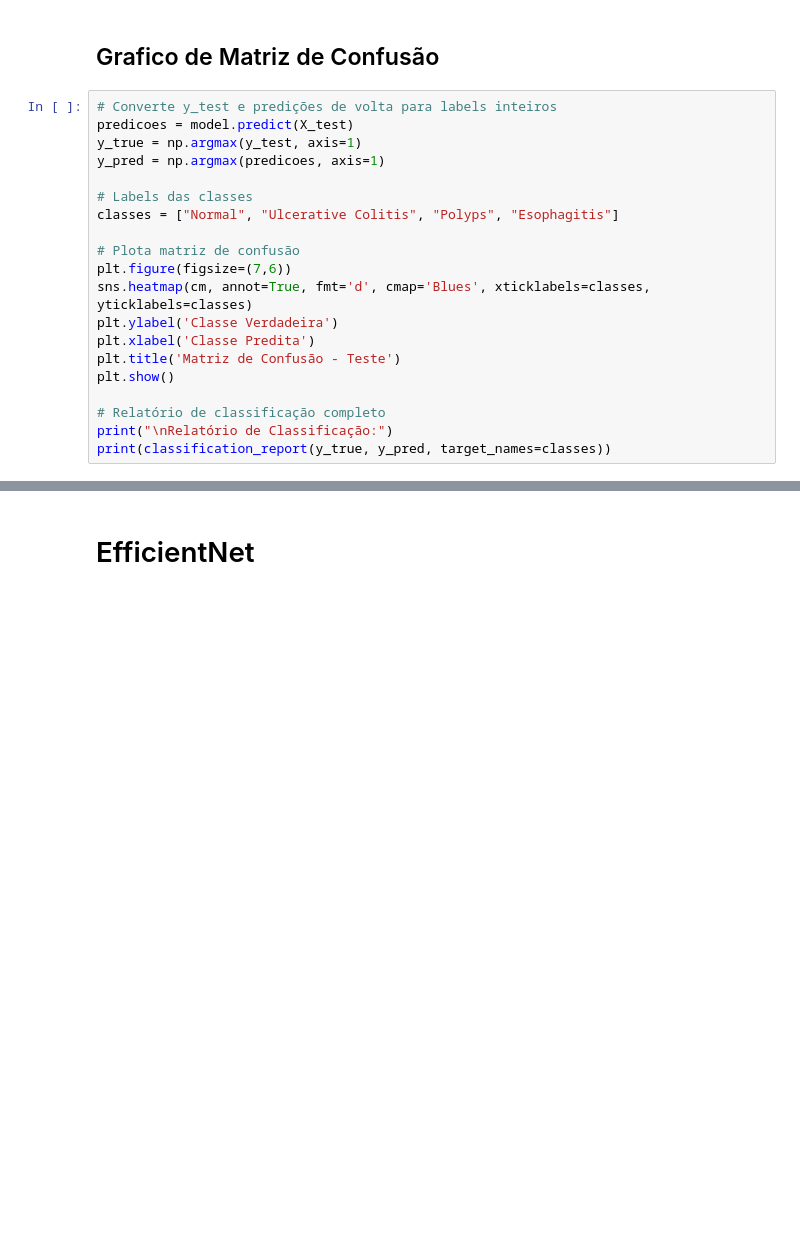
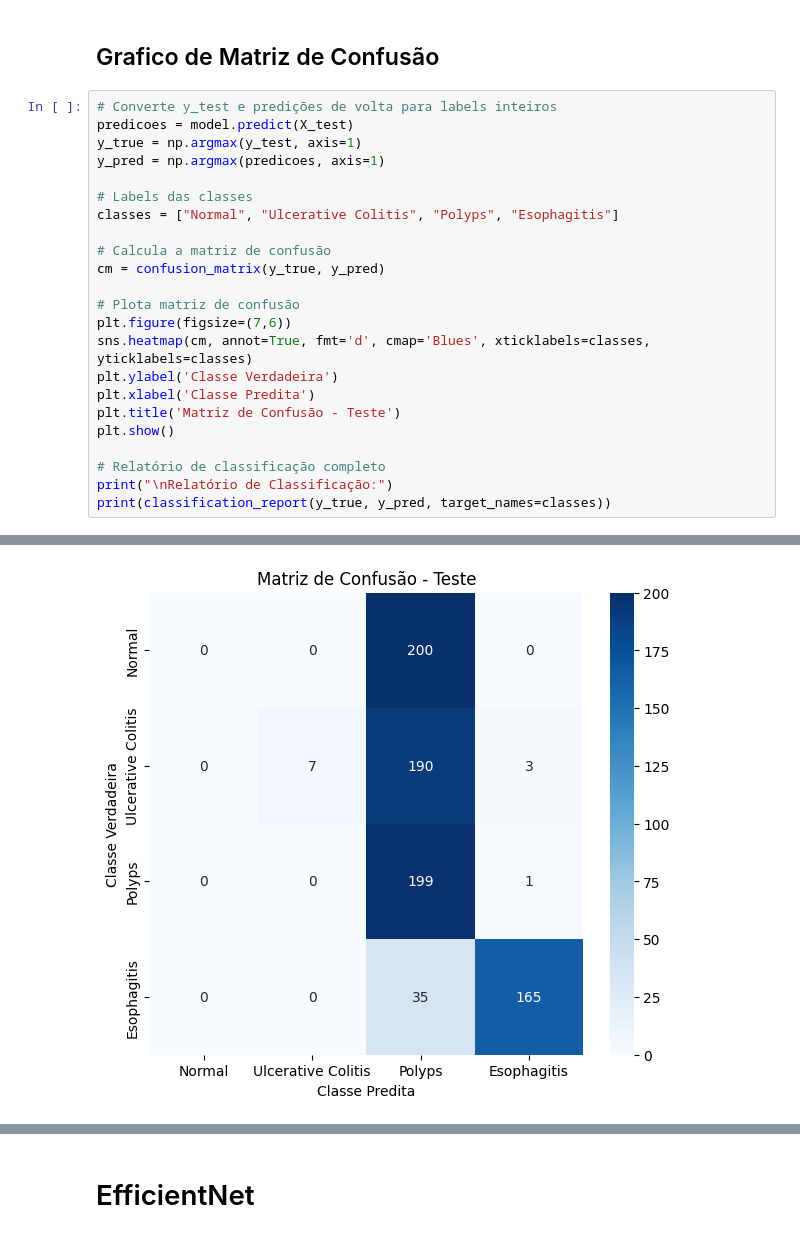
Before and after one commit to intel-comp-saude-ufes/2025-1-P2-identifying-colon-disease, a Jupyter notebook: main.ipynb, the cells around one changed output, grey strips where cells are left out. Cells and saved outputs as stored; diff of their text form; blank space fills up the shorter version.

Commit message:
confusion matrix fixed

```diff
--- a/main.ipynb
+++ b/main.ipynb
@@ -164,6 +185,9 @@ y_pred = np.argmax(predicoes, axis=1)
 
 # Labels das classes
 classes = ["Normal", "Ulcerative Colitis", "Polyps", "Esophagitis"]
+
+# Calcula a matriz de confusão
+cm = confusion_matrix(y_true, y_pred)
 
 # Plota matriz de confusão
 plt.figure(figsize=(7,6))
@@ -176,3 +200,4 @@ plt.show()
 # Relatório de classificação completo
 print("\nRelatório de Classificação:")
 print(classification_report(y_true, y_pred, target_names=classes))
+# %% [output]
@@ -178,0 +205 @@ print(classification_report(y_true, y_pred, target_names=classes))
+[figure, added]
```
Also changed, not shown: parts of 3 cells of this notebook.
